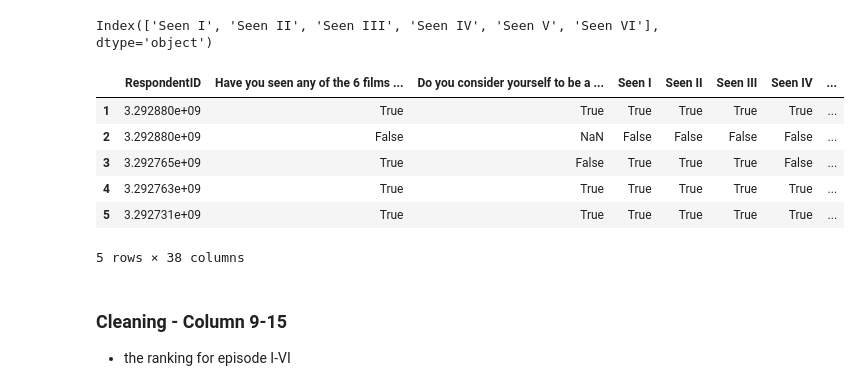
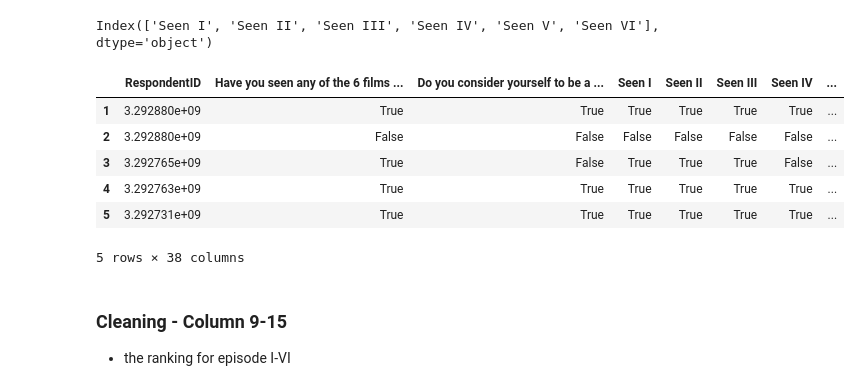
Before and after one commit to joshhmzhang/Data-Cleaning---Star-Wars-Survey, a Jupyter notebook: Untitled.ipynb, the cells around one changed output. Saved outputs shown, nothing was run; the diff lists cells and outputs as text; code cells hidden in the pictures.

```diff
--- a/Untitled.ipynb
+++ b/Untitled.ipynb
@@ -80,9 +80,9 @@ star_wars.head()
 ### Cleaning - Column 2-3
 # %%
 #clean the columns 2-3: convert 'Yes'/'No' to True/False
-yes_no={'Yes':True,'No':False}
+
 for item in star_wars.columns[1:3]:
-    star_wars[item]=star_wars[item].map(yes_no)
+    star_wars[item]=star_wars[item].apply(lambda x: True if x=='Yes' else False)
 
 star_wars.head()
 # %% [output]
@@ -121,20 +121,14 @@ star_wars.columns[3:9]
 Index(['Seen I', 'Seen II', 'Seen III', 'Seen IV', 'Seen V', 'Seen VI'], dtype='object')
 # %%
 #update the content for columns 4-9
-def if_seen(row):
-    columns=star_wars.columns[3:9]
-    for item in columns:
-        if pd.isnull(row[item]):
-            row[item]=False
-        else:
-            row[item]=True
-    return row[columns]
-star_wars.iloc[:,3:9]=star_wars.apply(if_seen,axis=1)
+
+for col in star_wars.columns[3:9]:
+    star_wars[col]=star_wars[col].apply(lambda x: False if pd.isnull(x) else True)
 star_wars.head()
 # %% [output]
 |  | RespondentID | Have you seen any of the 6 films ... | Do you consider yourself to be a ... | Seen I | Seen II | Seen III | Seen IV | ... |
 | 1 | 3.292880e+09 | True | True | True | True | True | True | ... |
-| 2 | 3.292880e+09 | False | NaN | False | False | False | False | ... |
+| 2 | 3.292880e+09 | False | False | False | False | False | False | ... |
 | 3 | 3.292765e+09 | True | False | True | True | True | False | ... |
 | 4 | 3.292763e+09 | True | True | True | True | True | True | ... |
 | 5 | 3.292731e+09 | True | True | True | True | True | True | ... |
```
Also changed, not shown: parts of 2 cells of this notebook.
